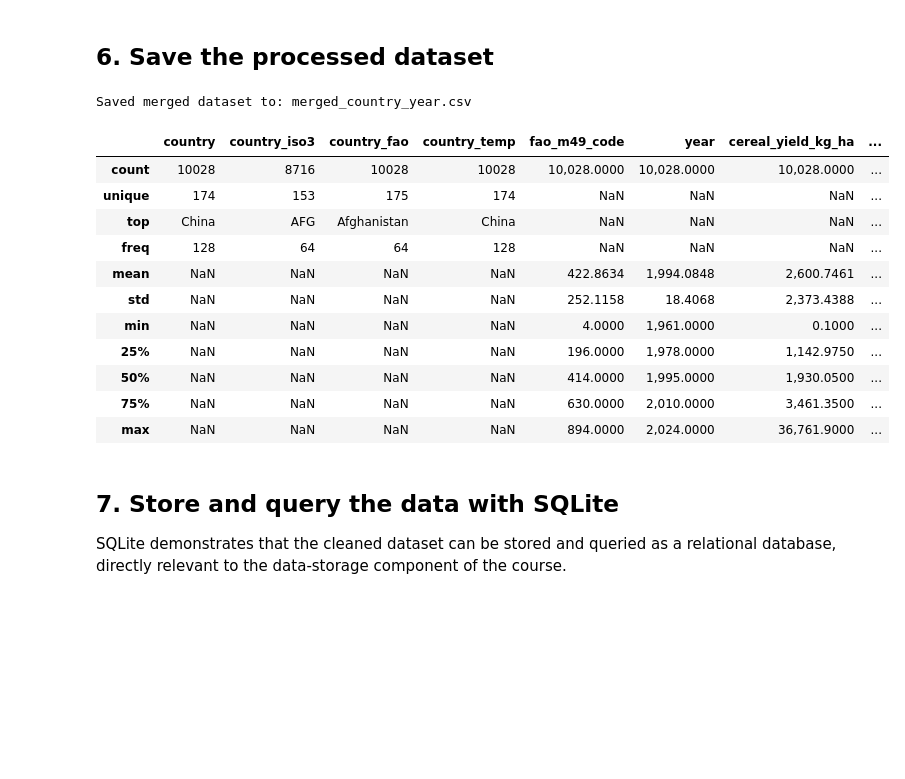
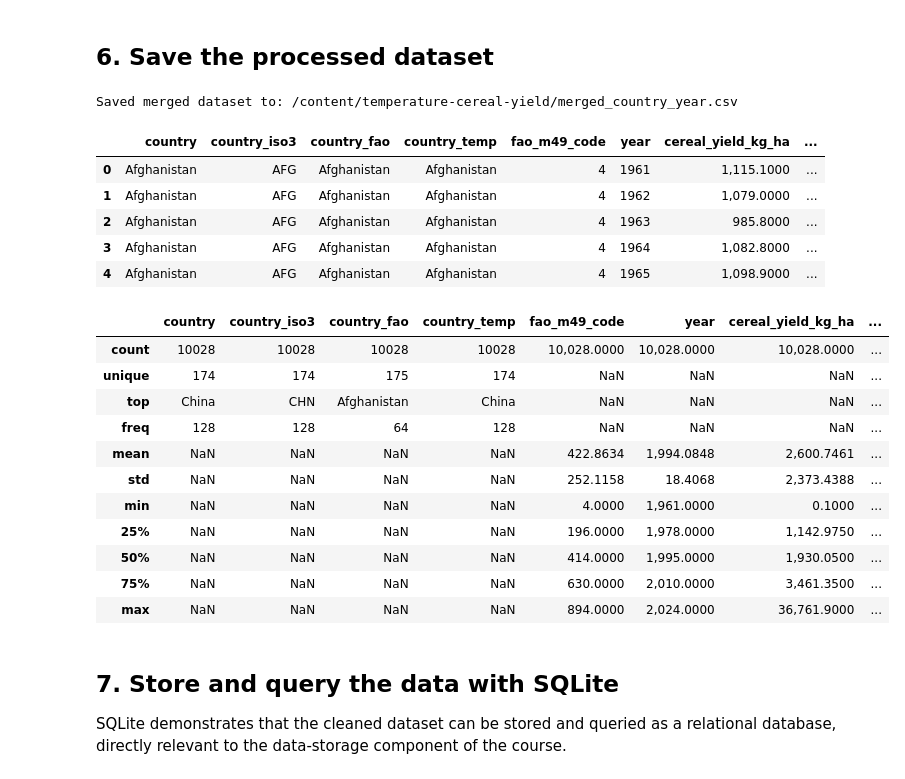
Before and after one commit to juggo87/temperature-cereal-yield, a Jupyter notebook: temperature_cereal_yield.ipynb, the cells around one changed output. Drawn from its saved outputs; the diff is of its cells as text; code cells hidden in the pictures; blank space fills up the shorter version.

Commit message:
Save notebook changes and generated outputs

```diff
--- a/temperature_cereal_yield.ipynb
+++ b/temperature_cereal_yield.ipynb
@@ -458,24 +624,36 @@ Unmatched FAOSTAT countries (18):
 ## 6. Save the processed dataset
 # %%
 MERGED_CSV = PROJECT_DIR / "merged_country_year.csv"
+
+# Convert the Spark result to Pandas once so the rest of the notebook
+# can keep using matplotlib, seaborn, sqlite, and statsmodels.
+merged = merged_spark.toPandas().sort_values(["country", "year"]).reset_index(drop=True)
+
 merged.to_csv(MERGED_CSV, index=False)
 print(f"Saved merged dataset to: {MERGED_CSV}")
 
+display(merged.head())
 display(merged.describe(include="all"))
 # %% [output]
-Saved merged dataset to: merged_country_year.csv
+Saved merged dataset to: /content/temperature-cereal-yield/merged_country_year.csv
 |  | country | country_iso3 | country_fao | country_temp | fao_m49_code | year | cereal_yield_kg_ha | ... |
-| count | 10028 | 8716 | 10028 | 10028 | 10,028.0000 | 10,028.0000 | 10,028.0000 | ... |
-| unique | 174 | 153 | 175 | 174 | NaN | NaN | NaN | ... |
-| top | China | AFG | Afghanistan | China | NaN | NaN | NaN | ... |
-| freq | 128 | 64 | 64 | 128 | NaN | NaN | NaN | ... |
-| mean | NaN | NaN | NaN | NaN | 422.8634 | 1,994.0848 | 2,600.7461 | ... |
-| std | NaN | NaN | NaN | NaN | 252.1158 | 18.4068 | 2,373.4388 | ... |
-| min | NaN | NaN | NaN | NaN | 4.0000 | 1,961.0000 | 0.1000 | ... |
-| 25% | NaN | NaN | NaN | NaN | 196.0000 | 1,978.0000 | 1,142.9750 | ... |
-| 50% | NaN | NaN | NaN | NaN | 414.0000 | 1,995.0000 | 1,930.0500 | ... |
-| 75% | NaN | NaN | NaN | NaN | 630.0000 | 2,010.0000 | 3,461.3500 | ... |
-| max | NaN | NaN | NaN | NaN | 894.0000 | 2,024.0000 | 36,761.9000 | ... |
+| 0 | Afghanistan | AFG | Afghanistan | Afghanistan | 4 | 1961 | 1,115.1000 | ... |
+| 1 | Afghanistan | AFG | Afghanistan | Afghanistan | 4 | 1962 | 1,079.0000 | ... |
+| 2 | Afghanistan | AFG | Afghanistan | Afghanistan | 4 | 1963 | 985.8000 | ... |
+| 3 | Afghanistan | AFG | Afghanistan | Afghanistan | 4 | 1964 | 1,082.8000 | ... |
+| 4 | Afghanistan | AFG | Afghanistan | Afghanistan | 4 | 1965 | 1,098.9000 | ... |
+|  | country | country_iso3 | country_fao | country_temp | fao_m49_code | year | cereal_yield_kg_ha | ... |
+| count | 10028 | 10028 | 10028 | 10028 | 10,028.0000 | 10,028.0000 | 10,028.0000 | ... |
+| unique | 174 | 174 | 175 | 174 | NaN | NaN | NaN | ... |
+| top | China | CHN | Afghanistan | China | NaN | NaN | NaN | ... |
+| freq | 128 | 128 | 64 | 128 | NaN | NaN | NaN | ... |
+| mean | NaN | NaN | NaN | NaN | 422.8634 | 1,994.0848 | 2,600.7461 | ... |
+| std | NaN | NaN | NaN | NaN | 252.1158 | 18.4068 | 2,373.4388 | ... |
+| min | NaN | NaN | NaN | NaN | 4.0000 | 1,961.0000 | 0.1000 | ... |
+| 25% | NaN | NaN | NaN | NaN | 196.0000 | 1,978.0000 | 1,142.9750 | ... |
+| 50% | NaN | NaN | NaN | NaN | 414.0000 | 1,995.0000 | 1,930.0500 | ... |
+| 75% | NaN | NaN | NaN | NaN | 630.0000 | 2,010.0000 | 3,461.3500 | ... |
+| max | NaN | NaN | NaN | NaN | 894.0000 | 2,024.0000 | 36,761.9000 | ... |
 # %% [markdown]
 ## 7. Store and query the data with SQLite
 
```
Also changed, not shown: parts of 29 cells of this notebook.
